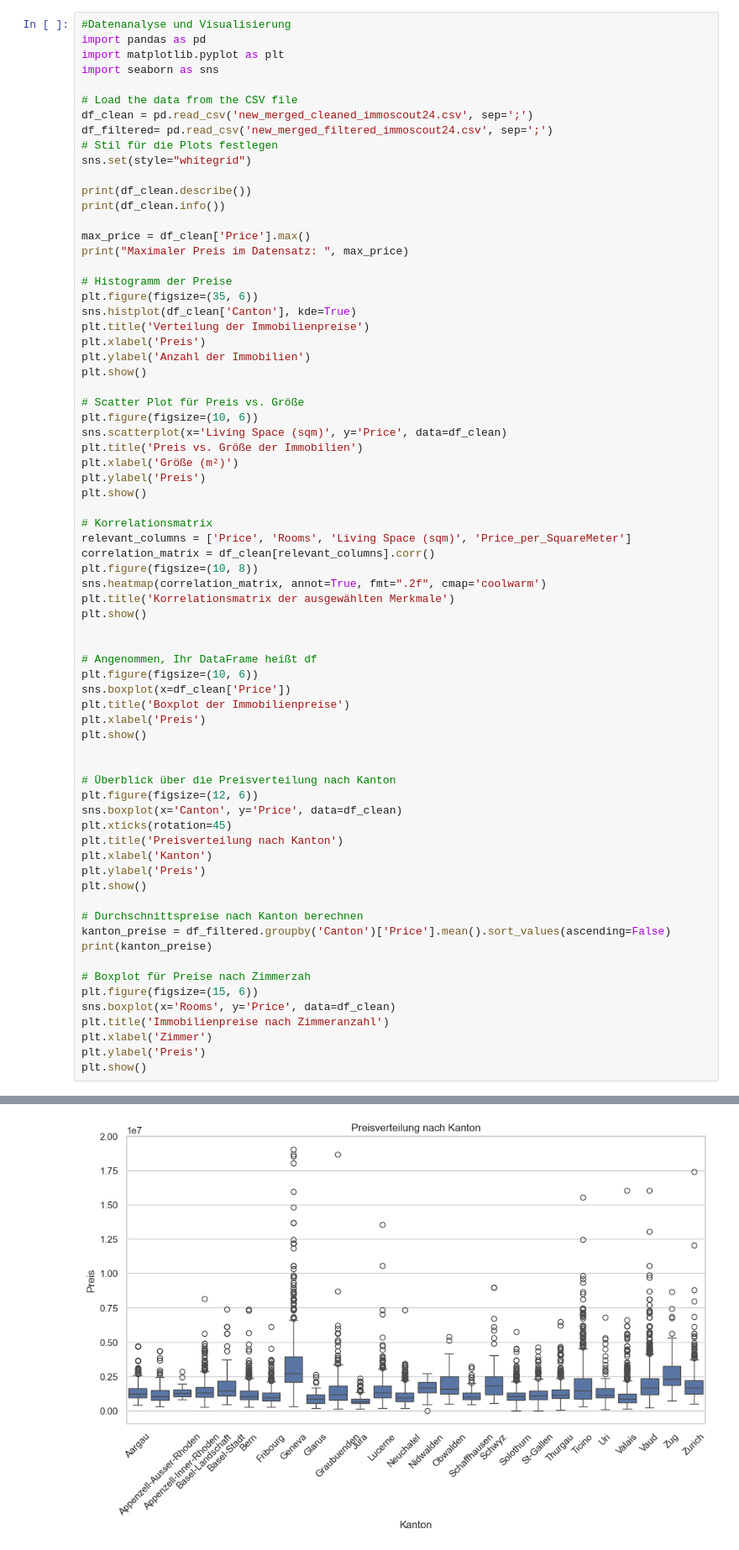
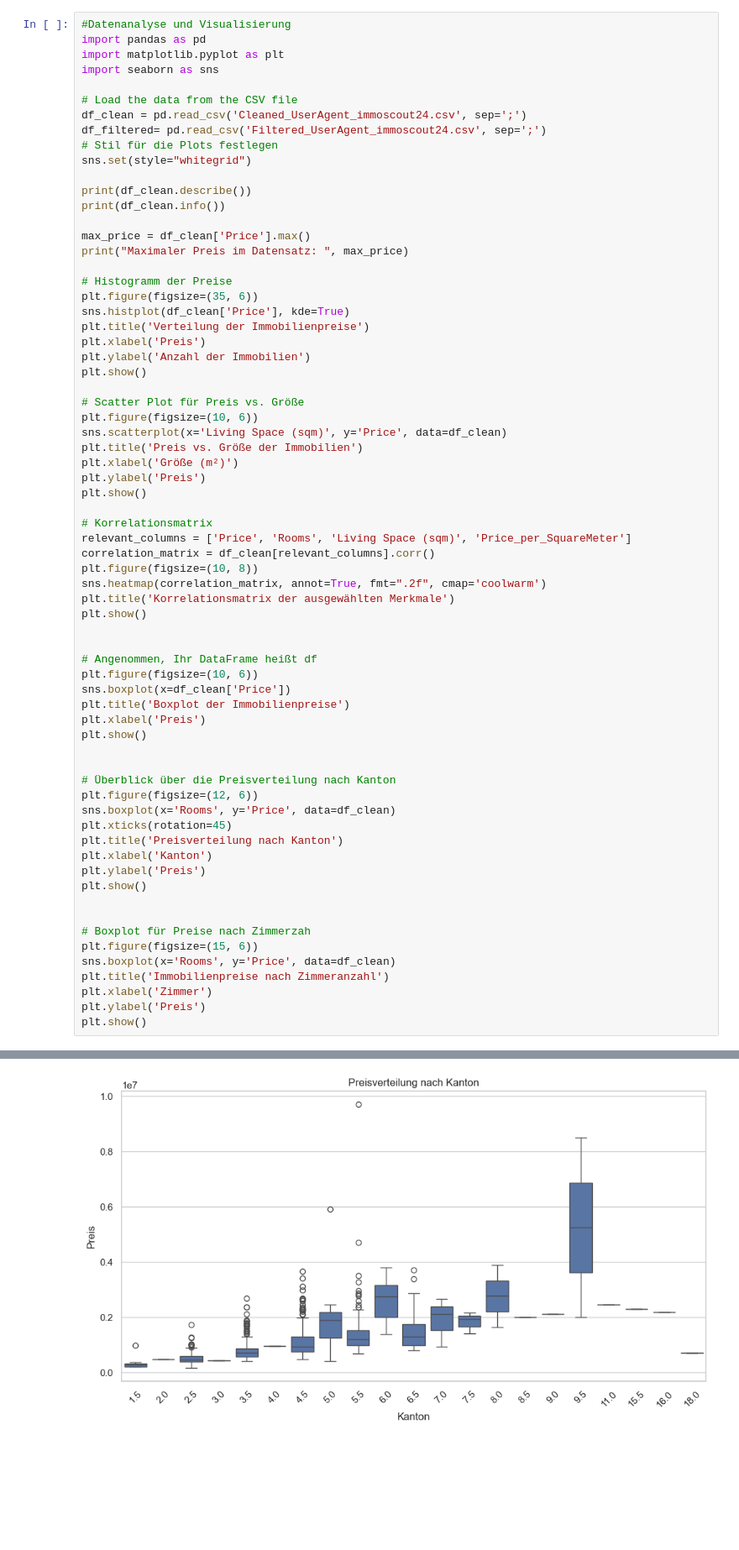
Before and after one commit to andreamaddes/AppliedDataScience, a Jupyter notebook: Datenanalyse.ipynb, the cells around one changed output, grey strips where cells are left out. Shown at 84% size. Drawn from its saved outputs; the diff is of its cells as text; blank space fills up the shorter version.

```diff
--- a/Datenanalyse.ipynb
+++ b/Datenanalyse.ipynb
@@ -5,8 +270,8 @@ import matplotlib.pyplot as plt
 import seaborn as sns
 
 # Load the data from the CSV file
-df_clean = pd.read_csv('new_merged_cleaned_immoscout24.csv', sep=';')
-df_filtered= pd.read_csv('new_merged_filtered_immoscout24.csv', sep=';')
+df_clean = pd.read_csv('Cleaned_UserAgent_immoscout24.csv', sep=';')
+df_filtered= pd.read_csv('Filtered_UserAgent_immoscout24.csv', sep=';')
 # Stil für die Plots festlegen
 sns.set(style="whitegrid")
 
@@ -18,7 +283,7 @@ print("Maximaler Preis im Datensatz: ", max_price)
 
 # Histogramm der Preise
 plt.figure(figsize=(35, 6))
-sns.histplot(df_clean['Canton'], kde=True)
+sns.histplot(df_clean['Price'], kde=True)
 plt.title('Verteilung der Immobilienpreise')
 plt.xlabel('Preis')
 plt.ylabel('Anzahl der Immobilien')
@@ -51,16 +316,13 @@ plt.show()
 
 # Überblick über die Preisverteilung nach Kanton
 plt.figure(figsize=(12, 6))
-sns.boxplot(x='Canton', y='Price', data=df_clean)
+sns.boxplot(x='Rooms', y='Price', data=df_clean)
 plt.xticks(rotation=45)
 plt.title('Preisverteilung nach Kanton')
 plt.xlabel('Kanton')
 plt.ylabel('Preis')
 plt.show()
 
-# Durchschnittspreise nach Kanton berechnen
-kanton_preise = df_filtered.groupby('Canton')['Price'].mean().sort_values(ascending=False)
-print(kanton_preise)
 
 # Boxplot für Preise nach Zimmerzah
 plt.figure(figsize=(15, 6))
@@ -94 +356 @@ Maximaler Preis im Datensatz:  19048500.0
-[figure, old version]
+[figure, new version]
```
Also changed, not shown: parts of 9 cells of this notebook.
